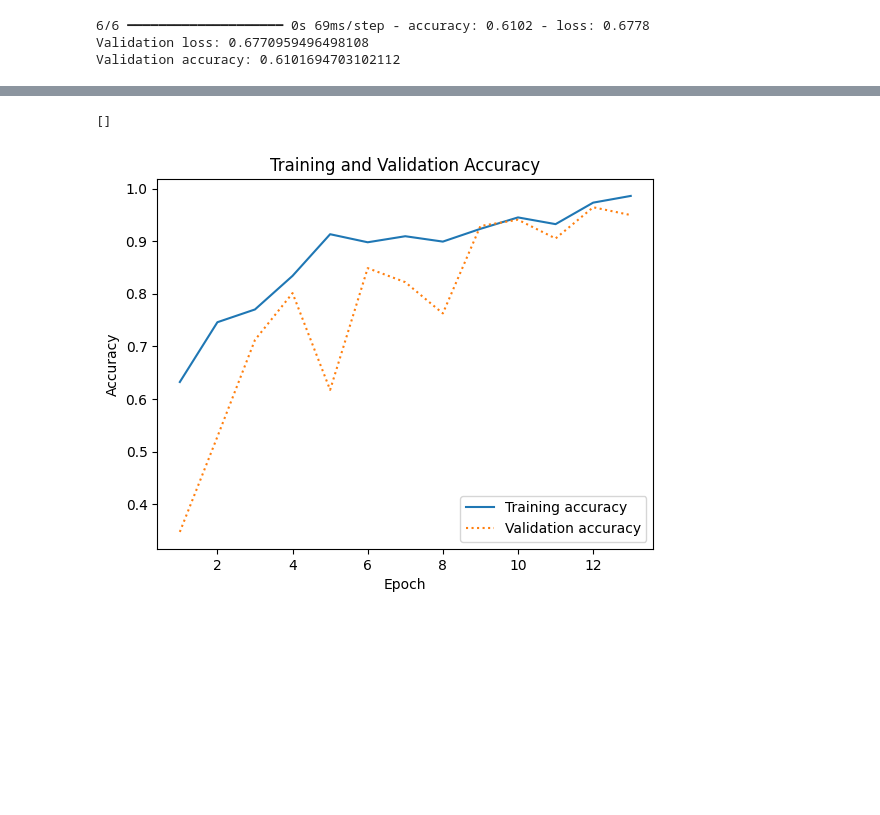
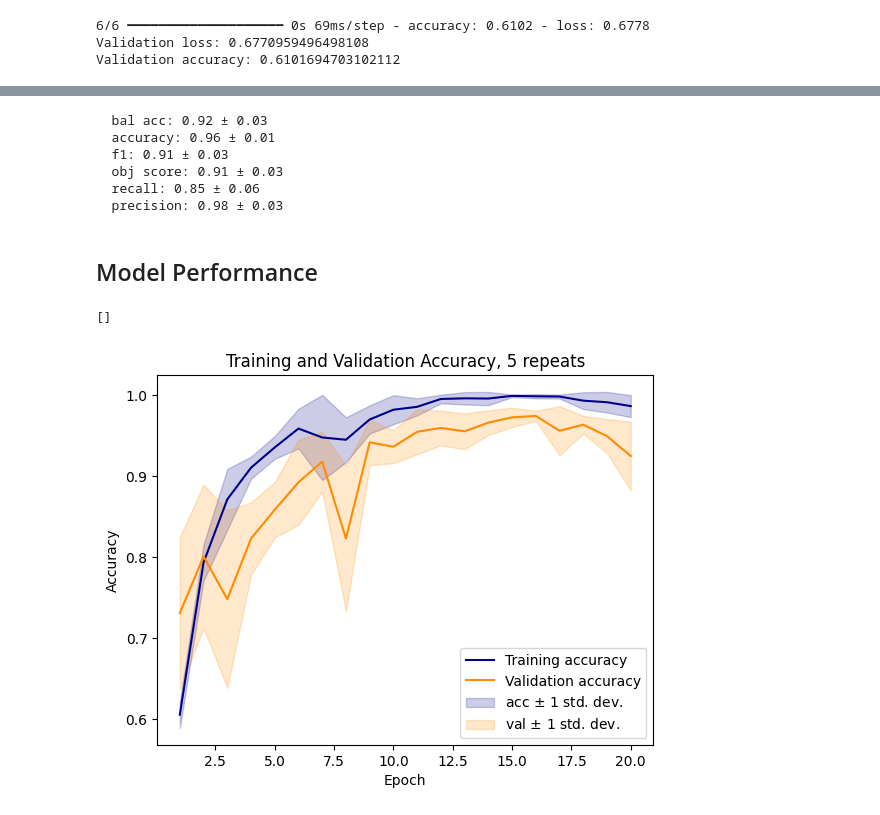
Before and after one commit to patcourts/ES98C-ECG-Project, a Jupyter notebook: src/NN- binary.ipynb, the cells around one changed output, grey strips where cells are left out. Cells and saved outputs as stored; diff of their text form; code cells hidden in the pictures; blank space fills up the shorter version.

```diff
--- a/src/NN- binary.ipynb
+++ b/src/NN- binary.ipynb
@@ -360,0 +376,36 @@ weighted avg       0.92      0.92      0.92       337
+# %%
+# Initialize an empty dictionary to store averaged scores
+averaged_scores = {}
+
+# Iterate through each channel in the dictionaries
+for metric in performance_metrics[0].keys():
+    # Calculate the average of the current metric
+    values = [score[metric] for score in performance_metrics]
+    mean_value = np.mean(values)
+    std_value = np.std(values)
+    averaged_scores[metric] = (mean_value, std_value)
+
+# Print the averaged scores with 2 decimal places
+for metric, (mean_value, std_value) in averaged_scores.items():
+    print(f'  {metric}: {mean_value:.2f} ± {std_value:.2f}')
+print()
+# %% [output]
+  bal acc: 0.92 ± 0.03
+  accuracy: 0.96 ± 0.01
+  f1: 0.91 ± 0.03
+  obj score: 0.91 ± 0.03
+  recall: 0.85 ± 0.06
+  precision: 0.98 ± 0.03
+# %%
+#need to make all epoch arrays same length so averages can be calculated
+accuracy_list = []
+val_accuracy_list = []
+loss_list = []
+val_loss_list = []
+
+for i in range(repeats):
+
+    accuracy_list.append(hist_list[i].history['accuracy'])
+    val_accuracy_list.append(hist_list[i].history['val_accuracy'])
+    loss_list.append(hist_list[i].history['loss'])
+    val_loss_list.append(hist_list[i].history['val_loss'])
@@ -361,19 +450,40 @@ weighted avg       0.92      0.92      0.92       337
+# %%
+history_dict = {}
+
+history_dict['loss'] = extend_arrays_to_max_length(loss_list)
+history_dict['val_loss'] = extend_arrays_to_max_length(val_loss_list)
+history_dict['val_acc'] = extend_arrays_to_max_length(val_accuracy_list)
+history_dict['acc'] = extend_arrays_to_max_length(accuracy_list)
+# %% [markdown]
+## Model Performance
 # %%
 import matplotlib.pyplot as plt
 
+full_acc_list = []
+full_val_list = []
+for i in range(repeats):
+    full_acc_list.append(history_dict['acc'][i])
+    full_val_list.append(history_dict['val_acc'][i])
 
-acc = history.history['accuracy']
-val = history.history['val_accuracy']
-epochs = range(1, len(acc) + 1)
 
-plt.plot(epochs, acc, '-', label='Training accuracy')
-plt.plot(epochs, val, ':', label='Validation accuracy')
-plt.title('Training and Validation Accuracy')
+average_acc = np.mean(full_acc_list, axis = 0)
+average_val = np.mean(full_val_list, axis=0)
+std_acc = np.std(full_acc_list, axis=0)
+std_val = np.std(full_val_list, axis=0)
+
+
+epochs = range(1, len(average_acc) + 1)
+
+plt.plot(epochs, average_acc, color='darkblue', label='Training accuracy')
+plt.plot(epochs, average_val, color='darkorange', label='Validation accuracy')
+plt.fill_between(epochs, average_acc - std_acc, average_acc + std_acc, color='darkblue', alpha=.2, label=r'acc $\pm$ 1 std. dev.')
+plt.fill_between(epochs, average_val - std_val, average_val + std_val, color='darkorange', alpha=.2, label=r'val $\pm$ 1 std. dev.')
+plt.title(f'Training and Validation Accuracy, {repeats} repeats')
 plt.xlabel('Epoch')
 plt.ylabel('Accuracy')
 plt.legend(loc='lower right')
 plt.savefig('figures\\train_vs_val_acc.png', bbox_inches='tight')
 plt.plot()
 # %% [output]
 []
-[figure, old version]
+[figure, new version]
```
Also changed, not shown: parts of 32 cells of this notebook, 7 other files.
